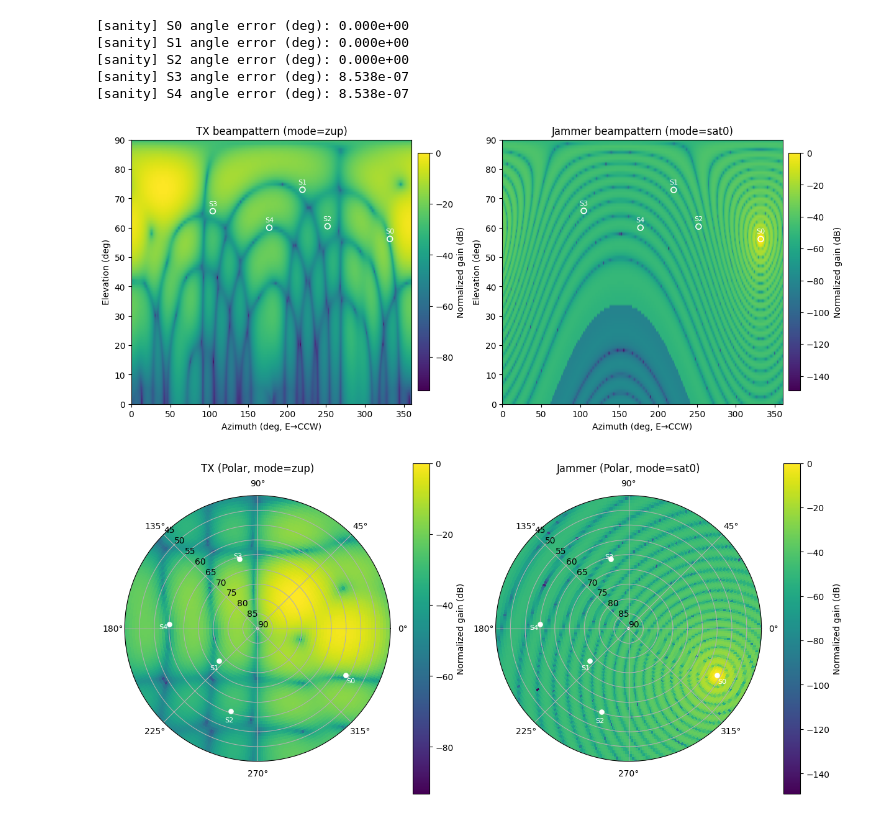
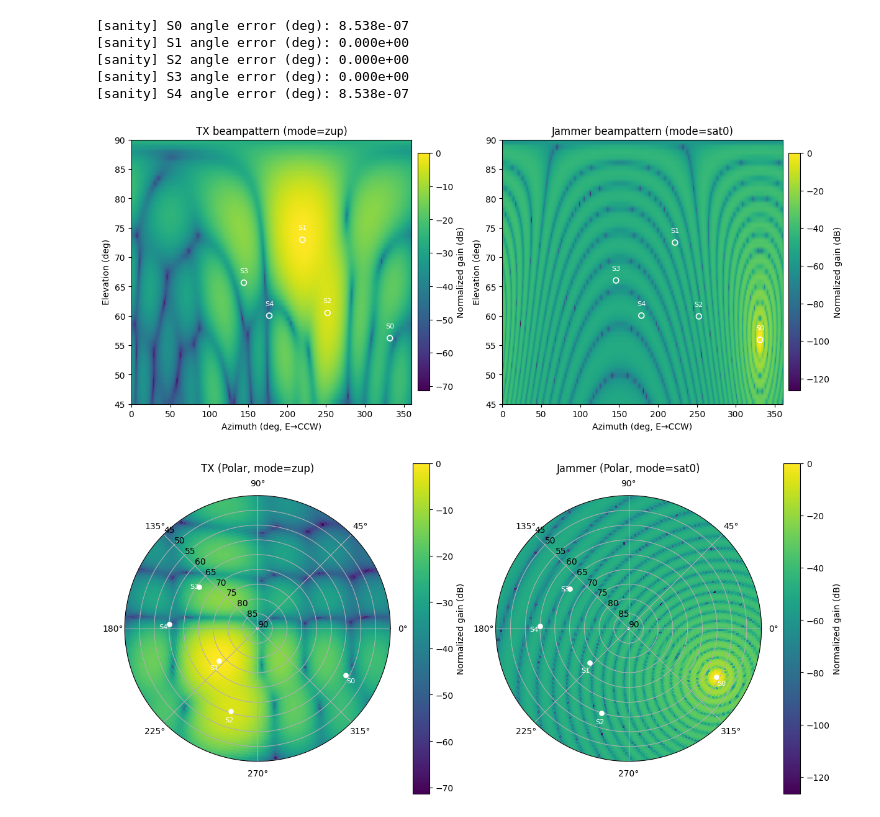
Before and after one commit to SJ00425/NTN-Anti-Jamming, a Jupyter notebook: Nulling-dishjammer.ipynb, the cells around one changed output. Drawn from its saved outputs; the diff is of its cells as text; code cells hidden in the pictures.

Commit message:
radio map to sky both dish and minmax game

```diff
--- a/Nulling-dishjammer.ipynb
+++ b/Nulling-dishjammer.ipynb
@@ -132,7 +132,7 @@ from numpy.linalg import cholesky, solve, eigh
 
 
 # Generate RX positions
-jam_dist = 1
+jam_dist = 7
 # distances_km = [5,15,10,20]
 # distances_km = [jam_dist,jam_dist,jam_dist,jam_dist,jam_dist,jam_dist,jam_dist,jam_dist]
 # distances_km = [jam_dist,jam_dist,jam_dist,jam_dist]
@@ -151,12 +151,13 @@ for i, pos in enumerate(gnd_positions):
 
 # Compute SAT intersection points
 
-sat_orbit_m = 450e3
-# angles = [(117.88, 56.2),(230.22, 72.96), (198,60.5),(345.49,65.65), (272.81, 60.03)]
+sat_orbit_m = 500e3
 # angles = [(1, 90-(1e-9))]
-# angles = [(45, 90-(1e-3)), (120, 87), (80,83), (65, 82),(130,80)]
+# angles = [(45, 50-(1e-3)), (120, 47), (180,80), (165, 72),(230,50)]
+# angles = [(50, 70-(1e-3)), (130,70)]
 angles = [(117.88, 56.2),(230.22, 72.96), (198,60.5),(345.49,65.65), (272.81, 60.03)]
-# angles = [(89, 89)]
+angles = [(117.88, 56.2),(230.22, 72.96), (198,60.5),(305.49,65.65), (272.81, 60.03)]
+# angles = [(117.88, 66.2),(200.22, 62.96), (248,57.5),(355.49,57.65), (20.81, 57.03)]
 sat_positions = []
 delays_ms = []
 fspl_db = []
@@ -244,7 +245,7 @@ def compute_cir(tx_pos, rx_pos, tx_array, rx_array,tx_look_at, rx_look_at, frequ
     rx_look_at2 = np.array([0.0, 0.0, -1*earth_radius_m/2])
 
     if isinstance(tx_look_at, str) and tx_look_at.lower() in ["up-z", "up", "z"]:
-        tx_look_at = np.array(tx_pos) + np.array([0.0, 0.0, 100.0])
+        tx_look_at = np.array(tx_pos) + np.array([0.0, 0.0, 100000.0])
     tx.look_at(tx_look_at)
     # Add receivers
     scene.rx_array = rx_array
@@ -300,8 +301,8 @@ jam_array = PlanarArray(num_rows=jam_rows, num_cols=jam_cols,
 
 sat_array = PlanarArray(num_rows=sat_rows, num_cols=sat_cols,
                              vertical_spacing=0.5, horizontal_spacing=0.5,
-                            #  pattern="tr38901",
-                             pattern="iso",
+                             pattern="tr38901",
+                            #  pattern="iso",
                              polarization="V")
 
 def collapse_channel(a_cir, t_idx=0):
@@ -335,11 +336,10 @@ a_jam, tau_jam = compute_cir(gnd_positions[1], sat_positions, jam_array,  sat_ar
 H0_full = collapse_channel(a_tx)   # shape: (K*Nr, Nt0)
 H1_full = collapse_channel(a_jam)  # shape: (K*Nr, Nt1)
 
-k_sel = 5
+k_sel = 3
 H_tx = H0_full[:k_sel*sat_antennas, :]
 H_jam = H1_full[:k_sel*sat_antennas, :]
 Q0, Q1, _, C_water = optimal_Q0( H_tx, H_jam, N0, P0, P1)
-# Q0, Q1, _, C_water = optimal_Q0( H_tx, H_jam, N0, 100, 100)
 print("Capacity [bit/s/Hz] =", C_water)
 print(np.linalg.matrix_rank(Q0))
 print(np.linalg.matrix_rank(Q1))
@@ -1022,8 +755,10 @@ def planar_steering_vector(n_rows, n_cols, dx_lambda, dy_lambda, az_deg, el_deg,
     az = np.deg2rad(az_deg); el = np.deg2rad(el_deg)
     ux = np.cos(el)*np.cos(az); uy = np.cos(el)*np.sin(az)
     c_idx = np.arange(n_cols); r_idx = np.arange(n_rows)
-    phase_x = np.exp(1j*k*dx_lambda*ux*c_idx)
-    phase_y = np.exp(1j*k*dy_lambda*uy*r_idx)
+    # phase_x = np.exp(1j*k*dx_lambda*ux*c_idx)
+    # phase_y = np.exp(1j*k*dy_lambda*uy*r_idx)
+    phase_x = np.exp(-1j*k*dx_lambda*ux*c_idx)
+    phase_y = np.exp(-1j*k*dy_lambda*uy*r_idx)
     a = np.kron(phase_y, phase_x).reshape((-1,1))
     if elem_gain_fn is not None:
         g_db = elem_gain_fn(az_deg, el_deg)
@@ -1161,8 +896,10 @@ def draw_tx_and_jam_radiomap(
     P0_watt=None, P1_watt=None
 ):
     # 角度网格（E-CCW）
+    # delta_deg = 90
+    # az_grid = (np.linspace(0, 360, 361)+delta_deg)%360
     az_grid = np.linspace(0, 360, 361)
-    el_grid = np.linspace(0, 90, 91)
+    el_grid = np.linspace(45, 90, 51)
 
     # 计算卫星相对 TX0/JAM 的角（E-CCW）
     sat_azel_tx0  = make_sat_azel_for_tx_math(gnd_positions[0], sat_positions, frequency_hz)
@@ -1187,6 +924,19 @@ def draw_tx_and_jam_radiomap(
     # 计算功率图（相对峰值）
     P0_db = spatial_power_map(Q0, tx_rows, tx_cols, az_grid, el_grid, tx_elem_fn)
     P1_db = spatial_power_map(Q1, jam_rows, jam_cols, az_grid, el_grid, jam_elem_fn)
+
+
+
+    # # --- 仅旋转左图（TX）的 radiomap 与标注：逆时针 180° ---
+    # rot_deg = 180
+    # # 角度步长（容错：不一定是 1° ）
+    # daz = float(az_grid[1] - az_grid[0])
+    # shift_cols = int(round(rot_deg / daz)) % P0_db.shape[1]
+    # # 1) 图像列维度 axis=1 对应 az_grid；每 1 列≈1°
+    # P0_db_rot = np.roll(P0_db, shift=rot_deg, axis=1)
+
+
+
 
     # 可选：叠加绝对功率
     if use_absolute_power and (P0_watt is not None) and (P1_watt is not None):
@@ -1220,34 +970,34 @@ def sanity_check_angles(gnd0, sat_positions, freq_hz):
 # 假设你已有：
 # Q0, Q1               # from optimal_Q0(...)
 # gnd_positions        # 形如 [[0,0,0], jammer_offset, ...]（本地 ENU）
 # sat_positions        # 由 compute_satellite_intersection_point_enu(...) 默认 tx_pos 生成的本地 ENU
 # tx_rows, tx_cols
 # jam_rows, jam_cols
 # frequency_hz = 10e9
 # P0_watt, P1_watt 可选
 
 sanity_check_angles(gnd_positions[0], sat_positions, frequency_hz)  # 可选，一次就能发现不一致
 
 draw_tx_and_jam_radiomap(
     Q0, Q1,
     gnd_positions, sat_positions,
     tx_rows, tx_cols,
     jam_rows, jam_cols,
     frequency_hz=frequency_hz,
     tx_mode="zup",              # 或 "sat0"
     jam_mode="sat0",
     jam_aperture_radius_lambda=10.0,
     jam_Gpeak=40.0,
     jam_back_supp=30.0,
     tx_Gmax=8.0,
     use_absolute_power=False,
     P0_watt=None, P1_watt=None
 )
 # %% [output]
-[sanity] S0 angle error (deg): 0.000e+00
+[sanity] S0 angle error (deg): 8.538e-07
 [sanity] S1 angle error (deg): 0.000e+00
 [sanity] S2 angle error (deg): 0.000e+00
-[sanity] S3 angle error (deg): 8.538e-07
+[sanity] S3 angle error (deg): 0.000e+00
 [sanity] S4 angle error (deg): 8.538e-07
-[figure, old version]
+[figure, new version]
-[figure, old version]
+[figure, new version]
```
Also changed, not shown: parts of 5 cells of this notebook, 2 other files.
